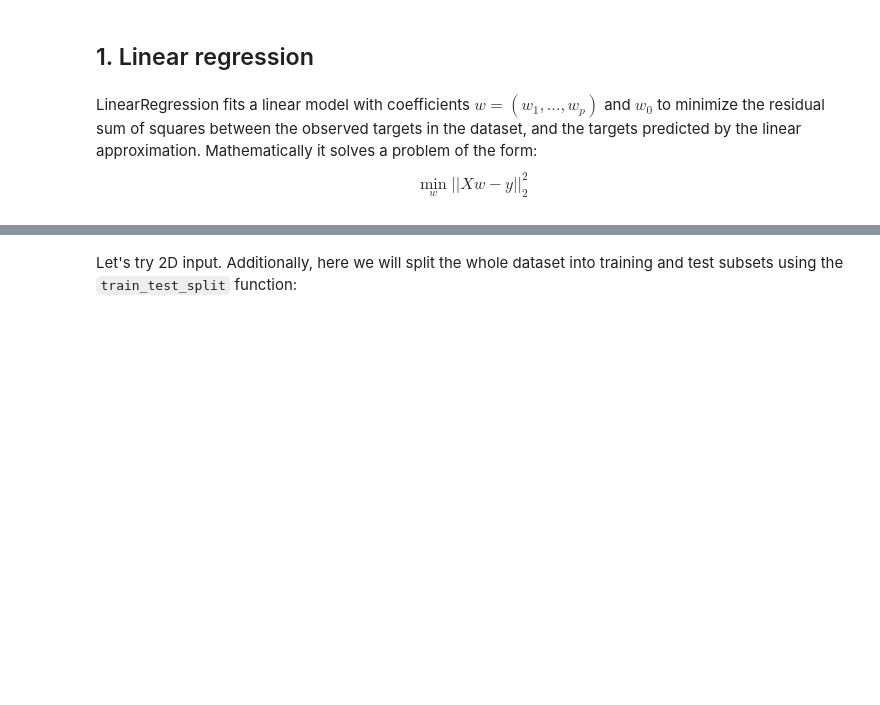
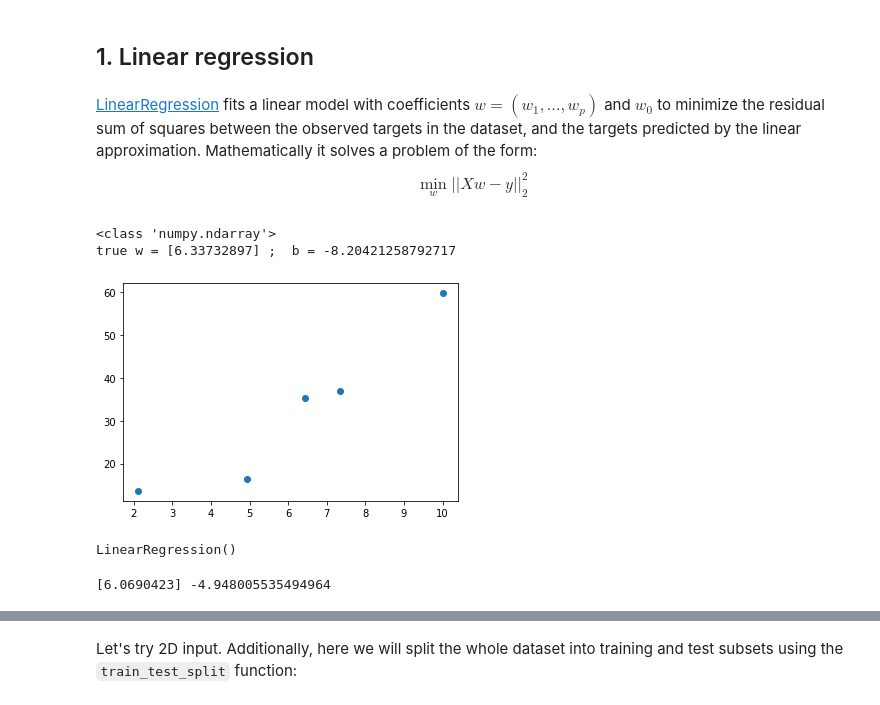
Before and after one commit to neworldemancer/DSF5, a Jupyter notebook: Course_1.ipynb, the cells around one changed output, grey strips where cells are left out. Cells and saved outputs as stored; diff of their text form; code cells hidden in the pictures; blank space fills up the shorter version.

```diff
--- a/Course_1.ipynb
+++ b/Course_1.ipynb
@@ -339,13 +339,22 @@ Reference: https://scikit-learn.org/stable/modules/linear_model.html
 # %% [markdown]
 ## 1. Linear regression
 # %% [markdown]
-LinearRegression fits a linear model with coefficients $w = (w_1,..., w_p)$ and $w_0$ to minimize the residual sum of squares between the observed targets in the dataset, and the targets predicted by the linear approximation. Mathematically it solves a problem of the form: $$\min_{w} || X w - y||_2^2$$
+[LinearRegression](https://scikit-learn.org/stable/modules/generated/sklearn.linear_model.LinearRegression.html) fits a linear model with coefficients $w = (w_1,..., w_p)$ and $w_0$ to minimize the residual sum of squares between the observed targets in the dataset, and the targets predicted by the linear approximation.
+Mathematically it solves a problem of the form: $$\min_{w} || X w - y||_2^2$$
 # %%
-x, y = get_linear(n_d=1, sigma=3, n_points=30)  # p==1, 1D input
+x, y = get_linear(n_d=1, sigma=5, n_points=5)  # p==1, 1D input
 plt.scatter(x, y);
+# %% [output]
+<class 'numpy.ndarray'>
+true w = [6.33732897] ;  b = -8.20421258792717
+[figure, added]
 # %%
 reg = linear_model.LinearRegression()
 reg.fit(x, y)
+# %% [output]
+LinearRegression()
 # %%
 w, w0 = reg.coef_, reg.intercept_
 print(w, w0)
+# %% [output]
+[6.0690423] -4.948005535494964
```
Also changed, not shown: parts of 11 cells of this notebook.
